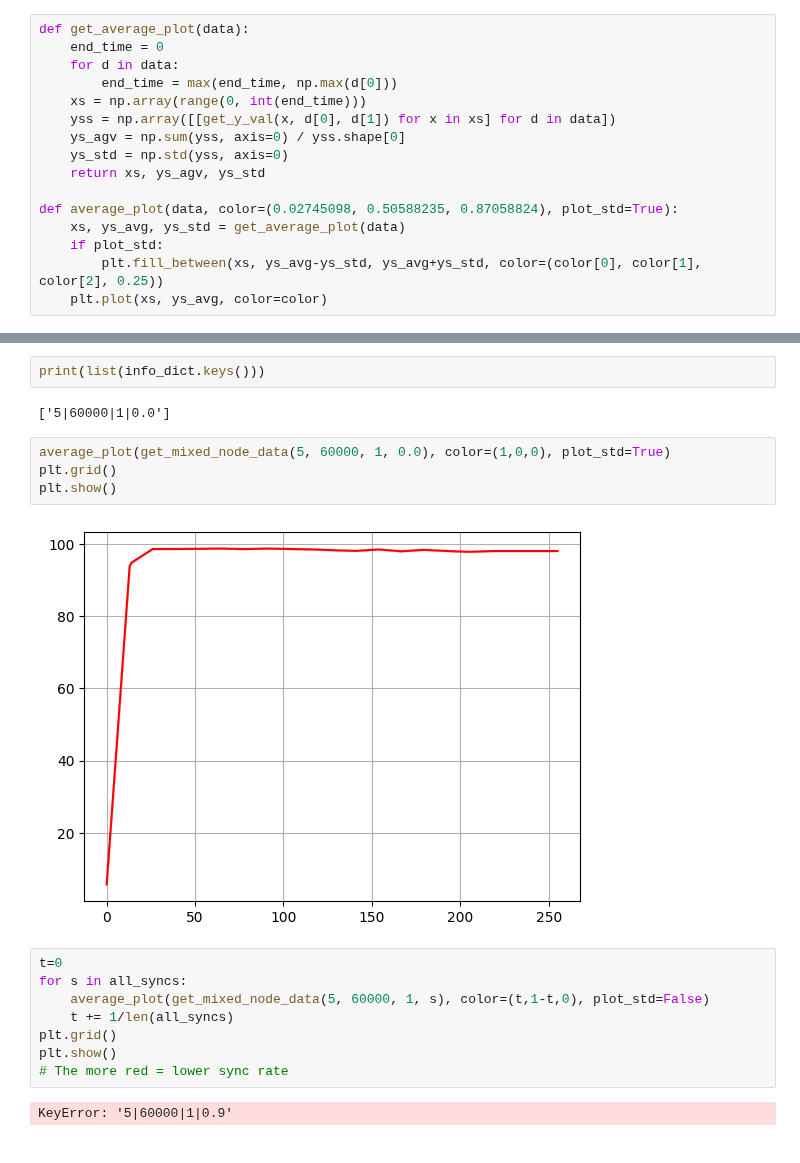
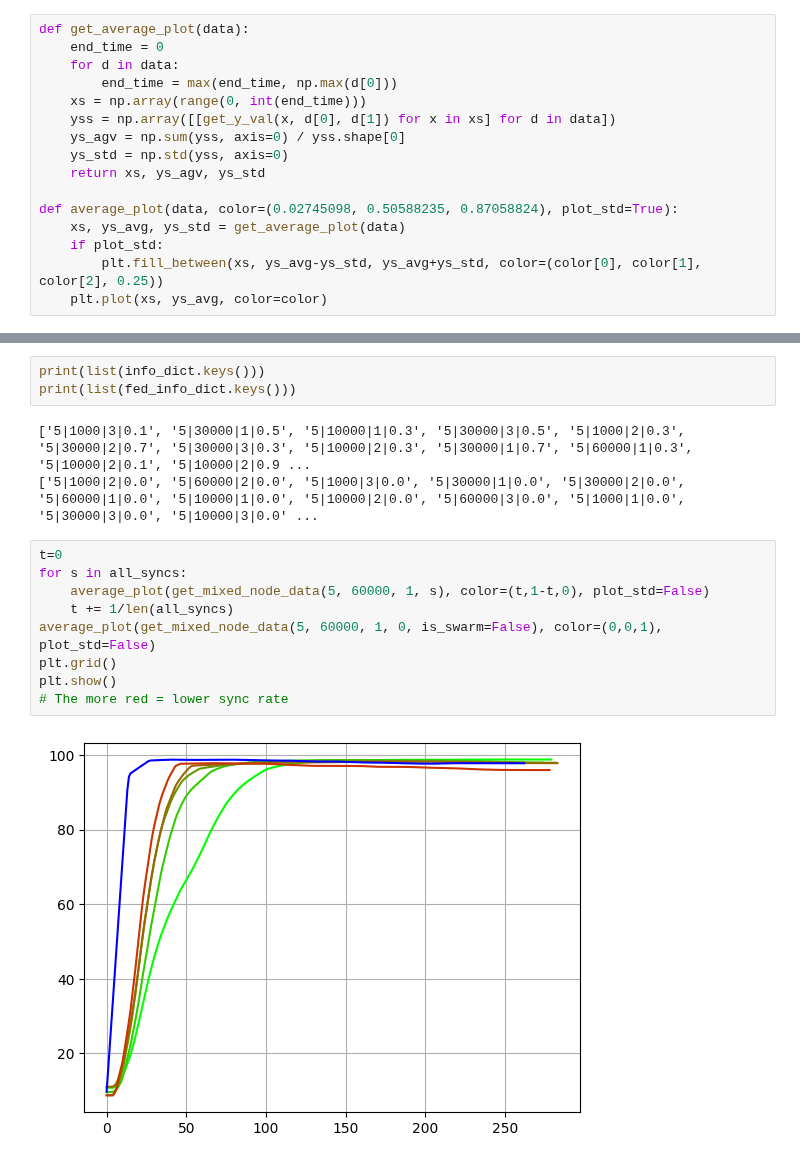
Before and after one commit to JoshPattman/thirdyear-proj, a Jupyter notebook: comp3200-cw/v2/plot_data_median.ipynb, the cells around one changed output, grey strips where cells are left out. Drawn from its saved outputs; the diff is of its cells as text.

```diff
--- a/comp3200-cw/v2/plot_data_median.ipynb
+++ b/comp3200-cw/v2/plot_data_median.ipynb
@@ -70,24 +86,21 @@ all_samples = [60000, 30000, 10000, 1000]
 all_epochs = [3, 2, 1]
 # %%
 print(list(info_dict.keys()))
+print(list(fed_info_dict.keys()))
 # %% [output]
-['5|60000|1|0.0']
+['5|1000|3|0.1', '5|30000|1|0.5', '5|10000|1|0.3', '5|30000|3|0.5', '5|1000|2|0.3', '5|30000|2|0.7', '5|30000|3|0.3', '5|10000|2|0.3', '5|30000|1|0.7', '5|60000|1|0.3', '5|10000|2|0.1', '5|10000|2|0.9 ...
+['5|1000|2|0.0', '5|60000|2|0.0', '5|1000|3|0.0', '5|30000|1|0.0', '5|30000|2|0.0', '5|60000|1|0.0', '5|10000|1|0.0', '5|10000|2|0.0', '5|60000|3|0.0', '5|1000|1|0.0', '5|30000|3|0.0', '5|10000|3|0.0' ...
-# %%
-average_plot(get_mixed_node_data(5, 60000, 1, 0.0), color=(1,0,0), plot_std=True)
-plt.grid()
-plt.show()
-# %% [output]
-[figure, removed]
 # %%
 t=0
 for s in all_syncs:
     average_plot(get_mixed_node_data(5, 60000, 1, s), color=(t,1-t,0), plot_std=False)
     t += 1/len(all_syncs)
+average_plot(get_mixed_node_data(5, 60000, 1, 0, is_swarm=False), color=(0,0,1), plot_std=False)
 plt.grid()
 plt.show()
 # The more red = lower sync rate
 # %% [output]
-KeyError: '5|60000|1|0.9'
+[figure, added]
 # %%
 t=0
 for s in all_epochs:
```
Also changed, not shown: parts of 5 cells of this notebook, 48 other files.
